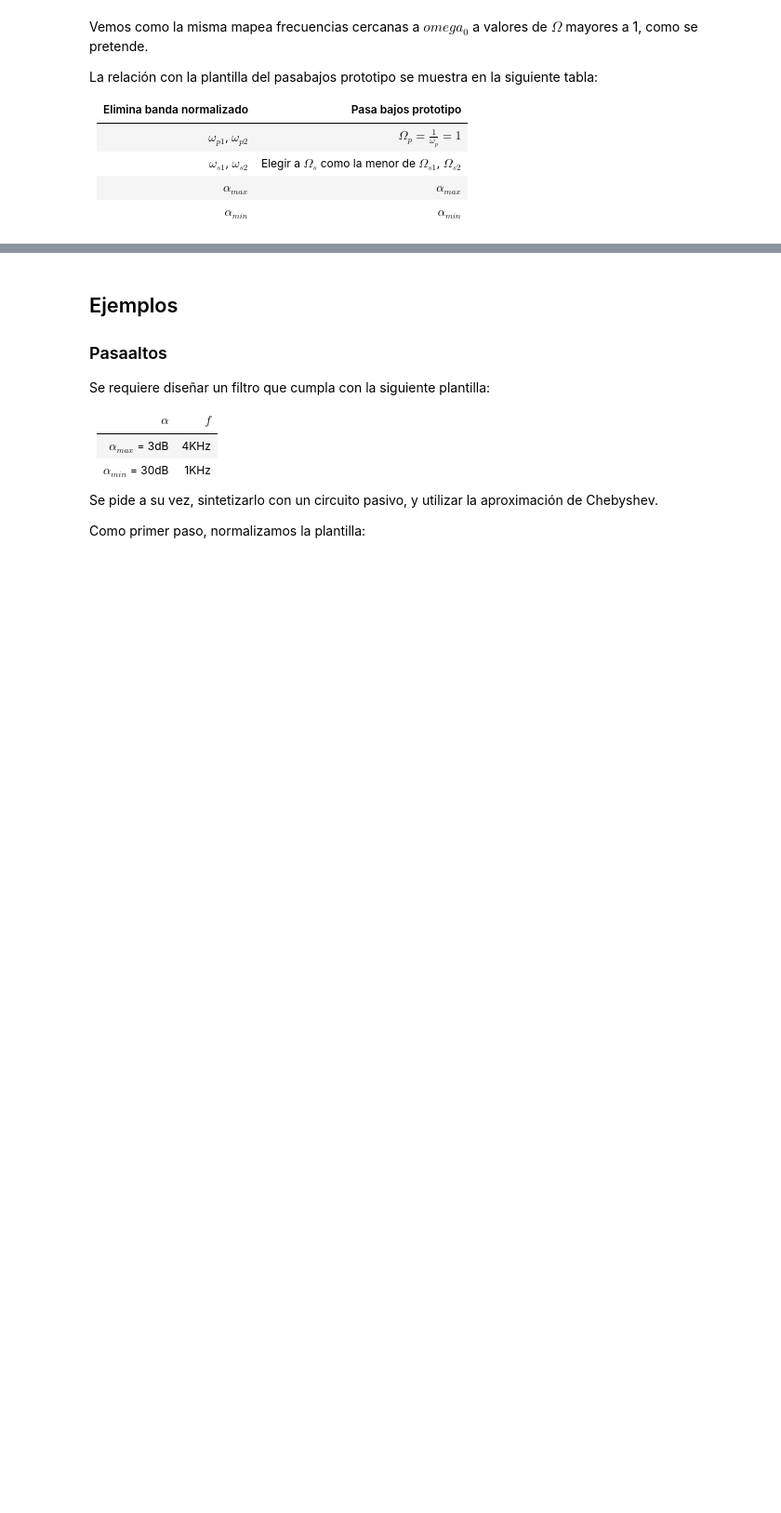
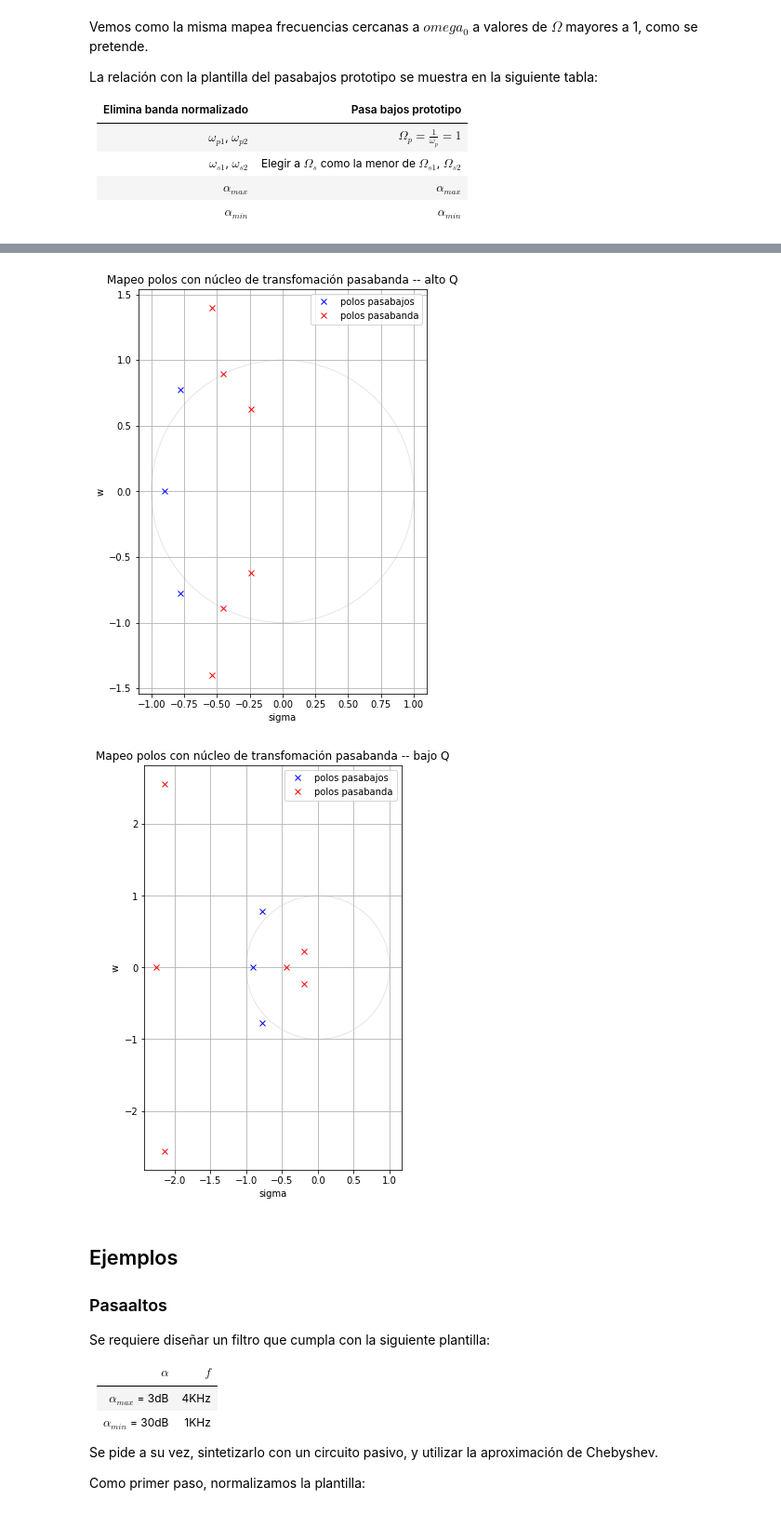
Before and after one commit to agalbachicar/tc2, a Jupyter notebook: notebooks/Transformacion en frecuencia.ipynb, the cells around one changed output, grey strips where cells are left out. Shown: that part at 93% size. Cells and saved outputs as stored; diff of their text form; code cells hidden in the pictures; blank space fills up the shorter version.

```diff
--- a/notebooks/Transformacion en frecuencia.ipynb
+++ b/notebooks/Transformacion en frecuencia.ipynb
@@ -352 +517,44 @@ La relación con la plantilla del pasabajos prototipo se muestra en la siguiente
+# %%
+from scipy import signal
+
+# polos pasabajos
+p_lp = [-0.9 + 0j, 1.1 * (-0.707 + 0.707j), 1.1 * (-0.707 - 0.707j)]
+b, a = signal.zpk2tf([], p_lp, 1)
+# polos pasabanda 1 (alto Q)
+_, p_bp_1, _ = signal.tf2zpk(*signal.lp2bp(b, a, bw=1))
+# polos pasabanda 2 (bajo Q)
+_, p_bp_2, _ = signal.tf2zpk(*signal.lp2bp(b, a, bw=3))
+
+# Ploteo
+for p_bp, text in zip((p_bp_1, p_bp_2), ('alto', 'bajo')):
+    # circulo unitario
+    unit_circle = patches.Circle(
+        (0,0), radius=1, fill=False,
+        color='black', ls='solid', alpha=0.1)
+    fig, ax = plt.subplots()
+    ax.add_patch(unit_circle)
+    ax.ticklabel_format(useOffset=False)
+    ax.set_xlabel('sigma')
+    ax.set_ylabel('w')
+    ax.grid(True)
+    title = f'Mapeo polos con núcleo de transfomación pasabanda -- {text} Q'
+    ax.set_title(title)
+    for p in p_lp:
+        ax.plot(np.real(p), np.imag(p), 'bx', label='polos pasabajos')
+    for p in p_bp:
+        ax.plot(np.real(p), np.imag(p), 'rx', label='polos pasabanda')
+
+    # Elimino labels repetidos
+    handles, labels = ax.get_legend_handles_labels()
+    labels_dict = dict(zip(labels, handles))
+    leg = ax.legend(labels_dict.values(), labels_dict.keys())
+
+    # Usar misma escala ambos ejes
+    ax.set_aspect('equal', adjustable='box')
+    fig.set_size_inches(8, 8)
+
+    plt.show()
+# %% [output]
+[figure, added]
+[figure, added]
 # %% [markdown]
```
Also changed, not shown: parts of 6 cells of this notebook.
